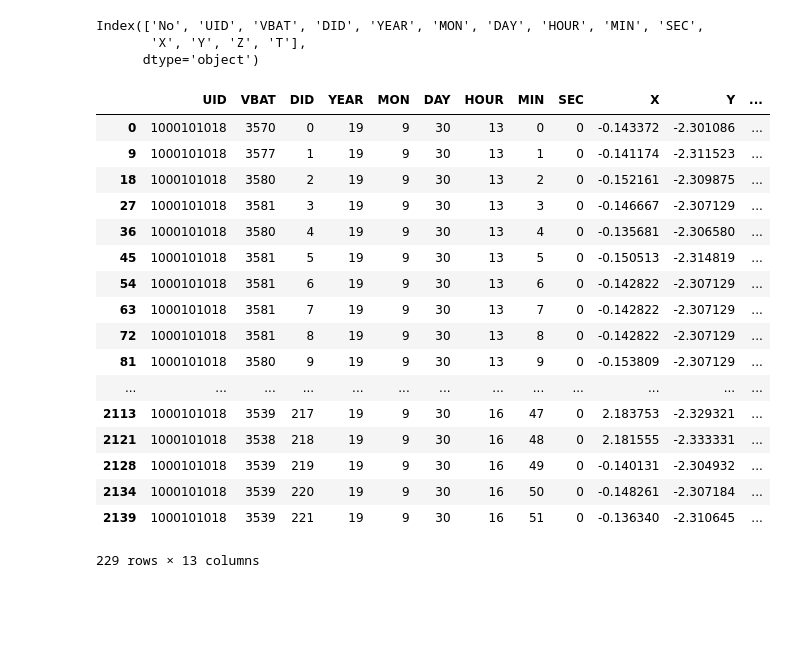
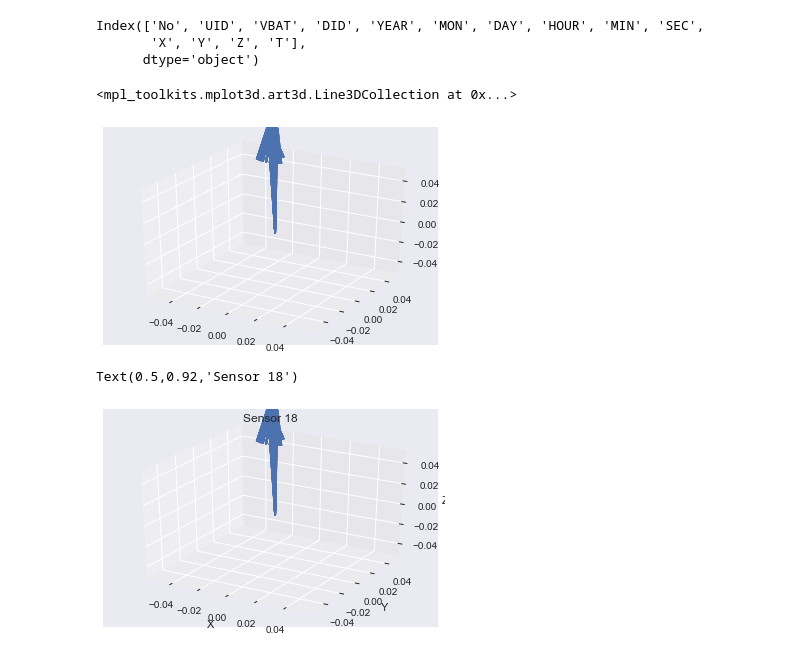
Before and after one commit to mehdig-exe/Third-Year-Project, a Jupyter notebook: Mehdi/Data Analysis.ipynb, the cells around one changed output. Saved outputs shown, nothing was run; the diff lists cells and outputs as text; code cells hidden in the pictures; blank space fills up the shorter version.

Commit message:
Extracted all Sensor Data

```diff
--- a/Mehdi/Data Analysis.ipynb
+++ b/Mehdi/Data Analysis.ipynb
@@ -141,26 +141,30 @@ columns
 Index(['No', 'UID', 'VBAT', 'DID', 'YEAR', 'MON', 'DAY', 'HOUR', 'MIN', 'SEC',
        'X', 'Y', 'Z', 'T'],
       dtype='object')
-# %%
-df2 = df
-df2 = df2.drop(['No'], axis=1)
-df2.loc[df2['UID'] == 1000101018]
-# %% [output]
-|  | UID | VBAT | DID | YEAR | MON | DAY | HOUR | MIN | SEC | X | Y | ... |
-| 0 | 1000101018 | 3570 | 0 | 19 | 9 | 30 | 13 | 0 | 0 | -0.143372 | -2.301086 | ... |
-| 9 | 1000101018 | 3577 | 1 | 19 | 9 | 30 | 13 | 1 | 0 | -0.141174 | -2.311523 | ... |
-| 18 | 1000101018 | 3580 | 2 | 19 | 9 | 30 | 13 | 2 | 0 | -0.152161 | -2.309875 | ... |
-| 27 | 1000101018 | 3581 | 3 | 19 | 9 | 30 | 13 | 3 | 0 | -0.146667 | -2.307129 | ... |
-| 36 | 1000101018 | 3580 | 4 | 19 | 9 | 30 | 13 | 4 | 0 | -0.135681 | -2.306580 | ... |
-| 45 | 1000101018 | 3581 | 5 | 19 | 9 | 30 | 13 | 5 | 0 | -0.150513 | -2.314819 | ... |
-| 54 | 1000101018 | 3581 | 6 | 19 | 9 | 30 | 13 | 6 | 0 | -0.142822 | -2.307129 | ... |
-| 63 | 1000101018 | 3581 | 7 | 19 | 9 | 30 | 13 | 7 | 0 | -0.142822 | -2.307129 | ... |
-| 72 | 1000101018 | 3581 | 8 | 19 | 9 | 30 | 13 | 8 | 0 | -0.142822 | -2.307129 | ... |
-| 81 | 1000101018 | 3580 | 9 | 19 | 9 | 30 | 13 | 9 | 0 | -0.153809 | -2.307129 | ... |
-| ... | ... | ... | ... | ... | ... | ... | ... | ... | ... | ... | ... | ... |
-| 2113 | 1000101018 | 3539 | 217 | 19 | 9 | 30 | 16 | 47 | 0 | 2.183753 | -2.329321 | ... |
-| 2121 | 1000101018 | 3538 | 218 | 19 | 9 | 30 | 16 | 48 | 0 | 2.181555 | -2.333331 | ... |
-| 2128 | 1000101018 | 3539 | 219 | 19 | 9 | 30 | 16 | 49 | 0 | -0.140131 | -2.304932 | ... |
-| 2134 | 1000101018 | 3539 | 220 | 19 | 9 | 30 | 16 | 50 | 0 | -0.148261 | -2.307184 | ... |
-| 2139 | 1000101018 | 3539 | 221 | 19 | 9 | 30 | 16 | 51 | 0 | -0.136340 | -2.310645 | ... |
-229 rows × 13 columns
+# %%
+ax = plt.axes(projection='3d')
+df2 = df
+df2 = df2.drop(['No'], axis=1)
+df18 = df2.loc[df2['UID'] == 1000101018]
+df19 = df2.loc[df2['UID'] == 1000101019]
+df20 = df2.loc[df2['UID'] == 1000101020]
+df21 = df2.loc[df2['UID'] == 1000101021]
+df22 = df2.loc[df2['UID'] == 1000101022]
+df23 = df2.loc[df2['UID'] == 1000101023]
+df24 = df2.loc[df2['UID'] == 1000101024]
+df25 = df2.loc[df2['UID'] == 1000101025]
+df26 = df2.loc[df2['UID'] == 1000101026]
+#ax.quiver(0, 0, 0, df18['X'].values, df18['Y'].values, df18['Z'].values, length=0.1, normalize=True)
+# %% [output]
+<mpl_toolkits.mplot3d.art3d.Line3DCollection at 0x...>
+[figure, added]
+# %%
+ax = plt.axes(projection='3d')
+ax.quiver(0, 0, 0, df18['X'].values, df18['Y'].values, df18['Z'].values, length=0.1, normalize=True)
+ax.set_xlabel('X')
+ax.set_ylabel('Y')
+ax.set_zlabel('Z')
+ax.set_title('Sensor 18')
+# %% [output]
+Text(0.5,0.92,'Sensor 18')
+[figure, added]
```
Also changed, not shown: parts of 8 cells of this notebook.
